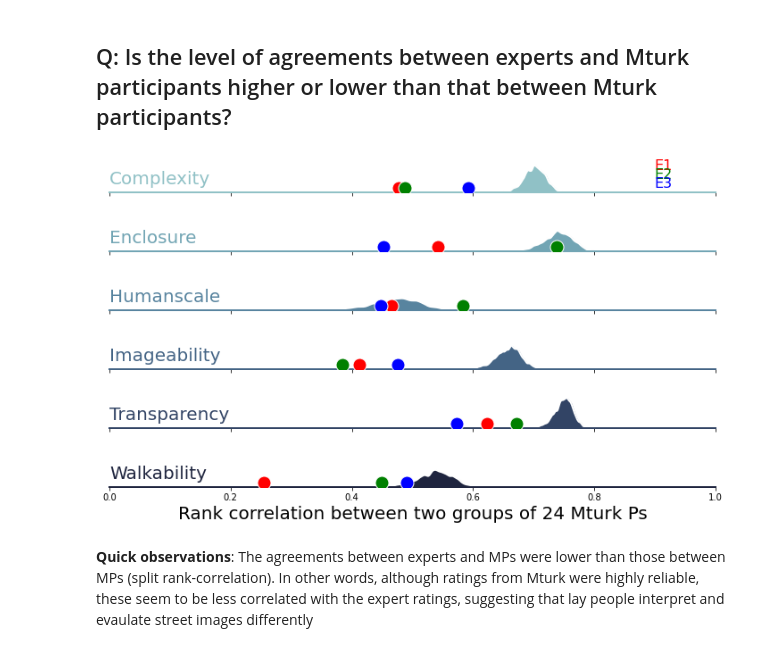
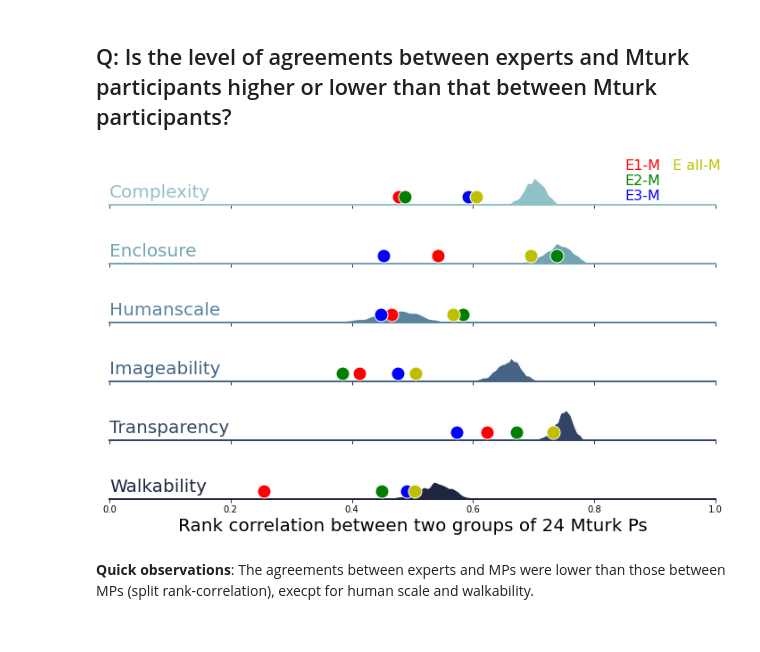
Before and after one commit to kywch/StreetPsych, a Jupyter notebook: visualize_expert_ratings.ipynb, the cells around one changed output. Drawn from its saved outputs; the diff is of its cells as text; code cells hidden in the pictures.

```diff
--- a/visualize_expert_ratings.ipynb
+++ b/visualize_expert_ratings.ipynb
@@ -309,13 +319,13 @@ for idx, ax in enumerate(list(g.axes.flat)):
   rho12 = expert1_data[col_names[idx]].corr(expert2_data[col_names[idx]], method='spearman')
   rho13 = expert1_data[col_names[idx]].corr(expert3_data[col_names[idx]], method='spearman')
   rho23 = expert2_data[col_names[idx]].corr(expert3_data[col_names[idx]], method='spearman')
-  ax.plot(rho12, 6, 'ro', ms=15, mec='w')
-  ax.plot(rho13, 6, 'go', ms=15, mec='w')
-  ax.plot(rho23, 6, 'bo', ms=15, mec='w')
+  ax.plot(rho12, 7, 'ro', ms=15, mec='w')
+  ax.plot(rho13, 7, 'go', ms=15, mec='w')
+  ax.plot(rho23, 7, 'bo', ms=15, mec='w')
   # legend
   if idx == 0:
-    ax.text(0.9, 24, 'E1-E2', fontsize=16, color='r')
-    ax.text(0.9, 14, 'E1-E3', fontsize=16, color='g')
+    ax.text(0.9, 32, 'E1-E2', fontsize=16, color='r')
+    ax.text(0.9, 18, 'E1-E3', fontsize=16, color='g')
     ax.text(0.9, 4, 'E2-E3', fontsize=16, color='b')
 
 plt.show()
@@ -347,23 +357,26 @@ compare_ratings(base_df = mturk_data, base_name = 'Mturk', base_lim=(-10,10),
 # %%
 # plot each expert data on top of the ratings
 g = draw_distribution(rel_24_dist, 'Rank correlation between two groups of 24 Mturk Ps')
 col_names = list(expert1_data.columns)
 
 for idx, ax in enumerate(list(g.axes.flat)):
   rho1 = mturk_data[col_names[idx]].corr(expert1_data[col_names[idx]], method='spearman')
   rho2 = mturk_data[col_names[idx]].corr(expert2_data[col_names[idx]], method='spearman')
   rho3 = mturk_data[col_names[idx]].corr(expert3_data[col_names[idx]], method='spearman')
-  ax.plot(rho1, 4, 'ro', ms=15, mec='w')
-  ax.plot(rho2, 4, 'go', ms=15, mec='w')
-  ax.plot(rho3, 4, 'bo', ms=15, mec='w')
+  rho4 = mturk_data[col_names[idx]].corr(experts_merged[col_names[idx]], method='spearman')
+  ax.plot(rho1, 7, 'ro', ms=15, mec='w')
+  ax.plot(rho2, 7, 'go', ms=15, mec='w')
+  ax.plot(rho3, 7, 'bo', ms=15, mec='w')
+  ax.plot(rho4, 7, 'yo', ms=15, mec='w')
   # legend
   if idx == 0:
-    ax.text(0.9, 20, 'E1', fontsize=16, color='r')
-    ax.text(0.9, 12, 'E2', fontsize=16, color='g')
-    ax.text(0.9, 4, 'E3', fontsize=16, color='b')
+    ax.text(0.85, 32, 'E1-M', fontsize=16, color='r')
+    ax.text(0.85, 18, 'E2-M', fontsize=16, color='g')
+    ax.text(0.85, 4, 'E3-M', fontsize=16, color='b')
+    ax.text(0.93, 32, 'E all-M', fontsize=16, color='y')
 
 plt.show()
 # %% [output]
-[figure, old version]
+[figure, new version]
 # %% [markdown]
-**Quick observations**: The agreements between experts and MPs were lower than those between MPs (split rank-correlation). In other words, although ratings from Mturk were highly reliable, these seem to be less correlated with the expert ratings, suggesting that lay people interpret and evaulate street images differently
+**Quick observations**: The agreements between experts and MPs were lower than those between MPs (split rank-correlation), execpt for human scale and walkability.
```
Also changed, not shown: parts of 5 cells of this notebook.
